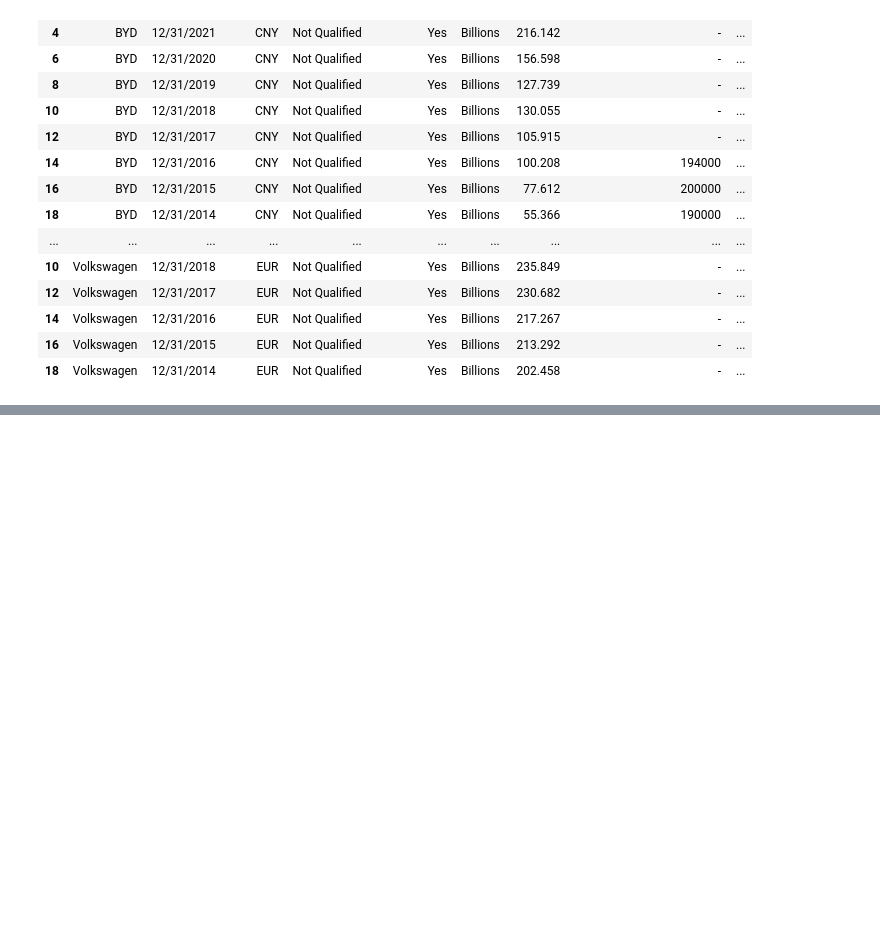
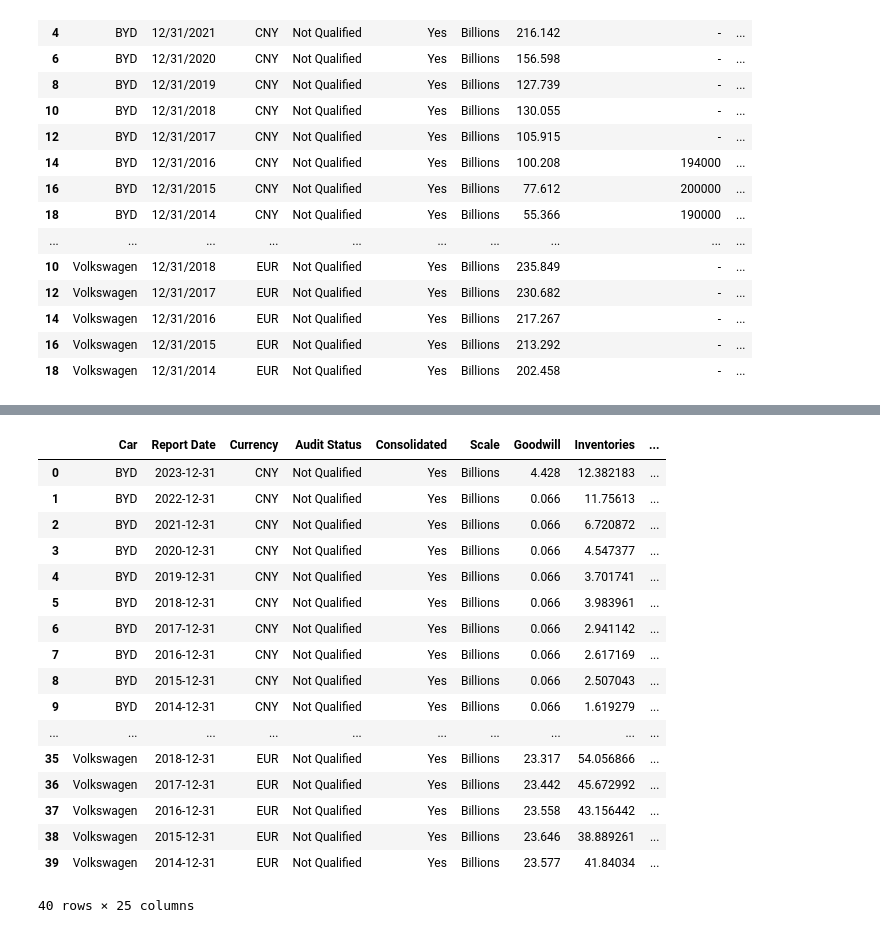
Before and after one commit to Chromex123/CMSC320-Final, a Jupyter notebook: CMSC320 Final.ipynb, the cells around one changed output, grey strips where cells are left out. Drawn from its saved outputs; the diff is of its cells as text; code cells hidden in the pictures; blank space fills up the shorter version.

```diff
--- a/CMSC320 Final.ipynb
+++ b/CMSC320 Final.ipynb
@@ -158,0 +188,45 @@ is_df
+# %%
+time2014 = pd.to_datetime("12/31/2014")
+time2015 = pd.to_datetime("12/31/2015")
+time2016 = pd.to_datetime("12/31/2016")
+time2017 = pd.to_datetime("12/31/2017")
+time2018 = pd.to_datetime("12/31/2018")
+time2019 = pd.to_datetime("12/31/2019")
+time2020 = pd.to_datetime("12/31/2020")
+time2021 = pd.to_datetime("12/31/2021")
+time2022 = pd.to_datetime("12/31/2022")
+time2023 = pd.to_datetime("12/31/2023")
+main_df['Report Date'] = pd.to_datetime(main_df['Report Date'])
+main_df = main_df.replace('', np.nan)
+main_df = main_df.replace('-', np.nan)
+conversion_dict = {"EUR": {time2023: 1.0817,	time2022: 1.0534,	time2021: 1.1830,	time2020: 1.1410, time2019: 1.1194,	time2018: 1.1817,	time2017: 1.1301, time2016: 1.1072,	time2015: 1.1096,	time2014: 1.3297}, "CNY": {time2023: 1/7.0809,	time2022: 1/6.7290, time2021: 1/6.4508,	time2020: 1/6.9042, time2019: 1/6.9081,	time2018: 1/6.6090,	time2017: 1/6.7569, time2016: 1/6.6400,	time2015: 1/6.2827,	time2014: 1/6.1620}}
+def convertmoney(r):
+  monetarycolumns = ['Inventories', 'Cash & cash equivalents', 'Total current assets', 'Total assets', 'Total current liabilities', 'Total_Equity', 'Accounts_Payable', 'Comprehensive_Income', 'Inventory', 'CF_From_Operating_Activities', 'CF_From_Investing_Activities', 'CF_From_Financing_Activities', 'Dividends_Paid', 'Revenue', 'Income_Tax_Expense', 'Deferred_Tax_Expense']
+  for thisstr in monetarycolumns:
+    r = converthelper(r, thisstr)
+  return r
+def converthelper(r, thisstr):
+  if (r['Currency']!="USD") & (thisstr in r.index) & (r[thisstr] != np.nan):
+    r[thisstr] = float(r[thisstr])*(conversion_dict[r['Currency']][r['Report Date']])
+  return r
+main_df = main_df.apply(convertmoney, axis=1)
+main_df
+# %% [output]
+|  | Car | Report Date | Currency | Audit Status | Consolidated | Scale | Goodwill | Inventories | ... |
+| 0 | BYD | 2023-12-31 | CNY | Not Qualified | Yes | Billions | 4.428 | 12.382183 | ... |
+| 1 | BYD | 2022-12-31 | CNY | Not Qualified | Yes | Billions | 0.066 | 11.75613 | ... |
+| 2 | BYD | 2021-12-31 | CNY | Not Qualified | Yes | Billions | 0.066 | 6.720872 | ... |
+| 3 | BYD | 2020-12-31 | CNY | Not Qualified | Yes | Billions | 0.066 | 4.547377 | ... |
+| 4 | BYD | 2019-12-31 | CNY | Not Qualified | Yes | Billions | 0.066 | 3.701741 | ... |
+| 5 | BYD | 2018-12-31 | CNY | Not Qualified | Yes | Billions | 0.066 | 3.983961 | ... |
+| 6 | BYD | 2017-12-31 | CNY | Not Qualified | Yes | Billions | 0.066 | 2.941142 | ... |
+| 7 | BYD | 2016-12-31 | CNY | Not Qualified | Yes | Billions | 0.066 | 2.617169 | ... |
+| 8 | BYD | 2015-12-31 | CNY | Not Qualified | Yes | Billions | 0.066 | 2.507043 | ... |
+| 9 | BYD | 2014-12-31 | CNY | Not Qualified | Yes | Billions | 0.066 | 1.619279 | ... |
+| ... | ... | ... | ... | ... | ... | ... | ... | ... | ... |
+| 35 | Volkswagen | 2018-12-31 | EUR | Not Qualified | Yes | Billions | 23.317 | 54.056866 | ... |
+| 36 | Volkswagen | 2017-12-31 | EUR | Not Qualified | Yes | Billions | 23.442 | 45.672992 | ... |
+| 37 | Volkswagen | 2016-12-31 | EUR | Not Qualified | Yes | Billions | 23.558 | 43.156442 | ... |
+| 38 | Volkswagen | 2015-12-31 | EUR | Not Qualified | Yes | Billions | 23.646 | 38.889261 | ... |
+| 39 | Volkswagen | 2014-12-31 | EUR | Not Qualified | Yes | Billions | 23.577 | 41.84034 | ... |
+40 rows × 25 columns
```
Also changed, not shown: parts of 3 cells of this notebook.
